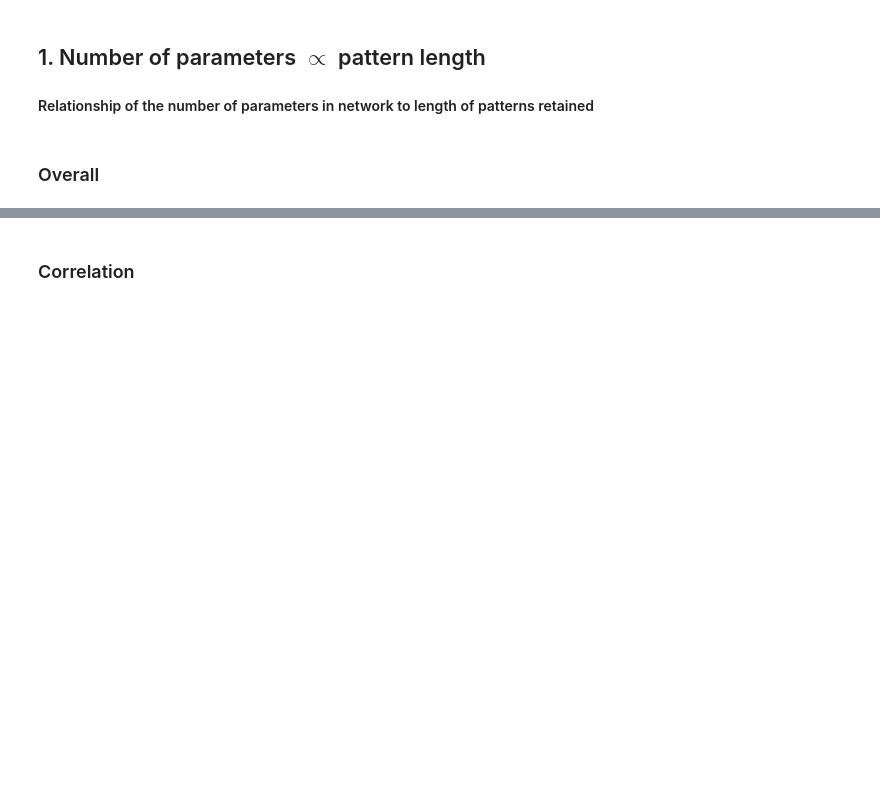
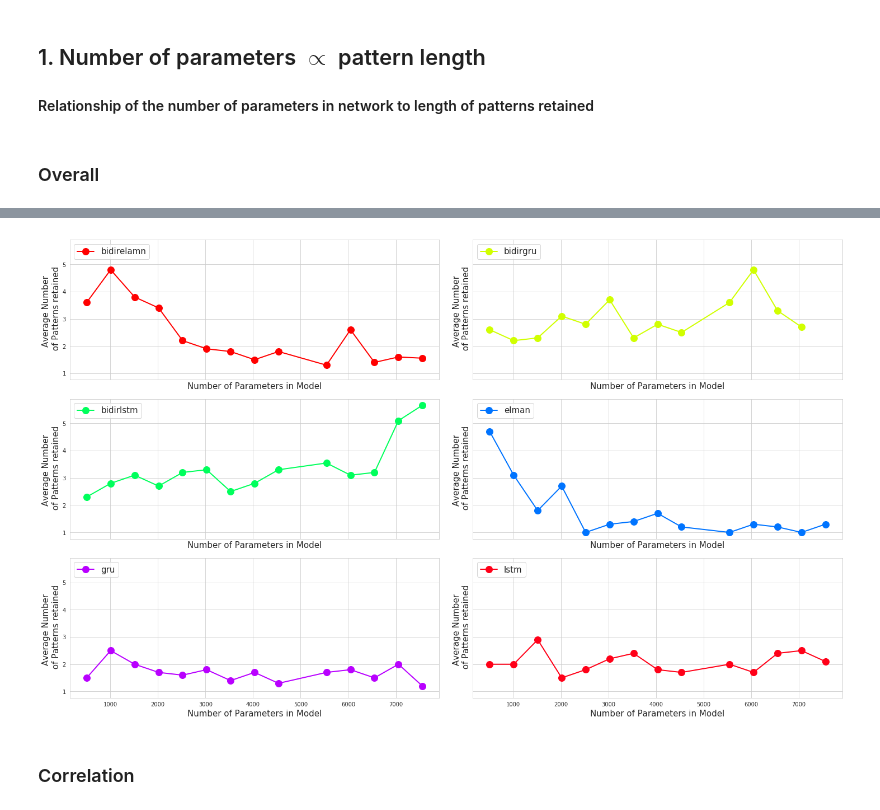
Before and after one commit to thesneakysneak/memory_capacity_retention_rnns, a Jupyter notebook: Notebooks/ExperimentV2/ExperimentAnalysisSequenceLengthV2.ipynb, the cells around one changed output, grey strips where cells are left out. Drawn from its saved outputs; the diff is of its cells as text; code cells hidden in the pictures; blank space fills up the shorter version.

```diff
--- a/Notebooks/ExperimentV2/ExperimentAnalysisSequenceLengthV2.ipynb
+++ b/Notebooks/ExperimentV2/ExperimentAnalysisSequenceLengthV2.ipynb
@@ -170,3 +217,11 @@ plot_by_filter(x_col=x_col,
+# %%
+df_g = df.groupby(["nn_type", "model_params"]).agg({"largest_retained" : "mean"}).reset_index()
+fig = plot_line_sub_plots(df_g,
+            x="model_params", y="largest_retained", hue="nn_type",
+            x_label='Number of Parameters in Model', y_label='Average Number \n of Patterns retained')
+fig.savefig("Images/LengthPatternsVsParametersRNN_exp1_1.pdf", bbox_inches='tight')
+# %% [output]
+[figure, added]
 # %% [markdown]
 ### Correlation
 # %%
```
Also changed, not shown: parts of 22 cells of this notebook, 4 other files.
